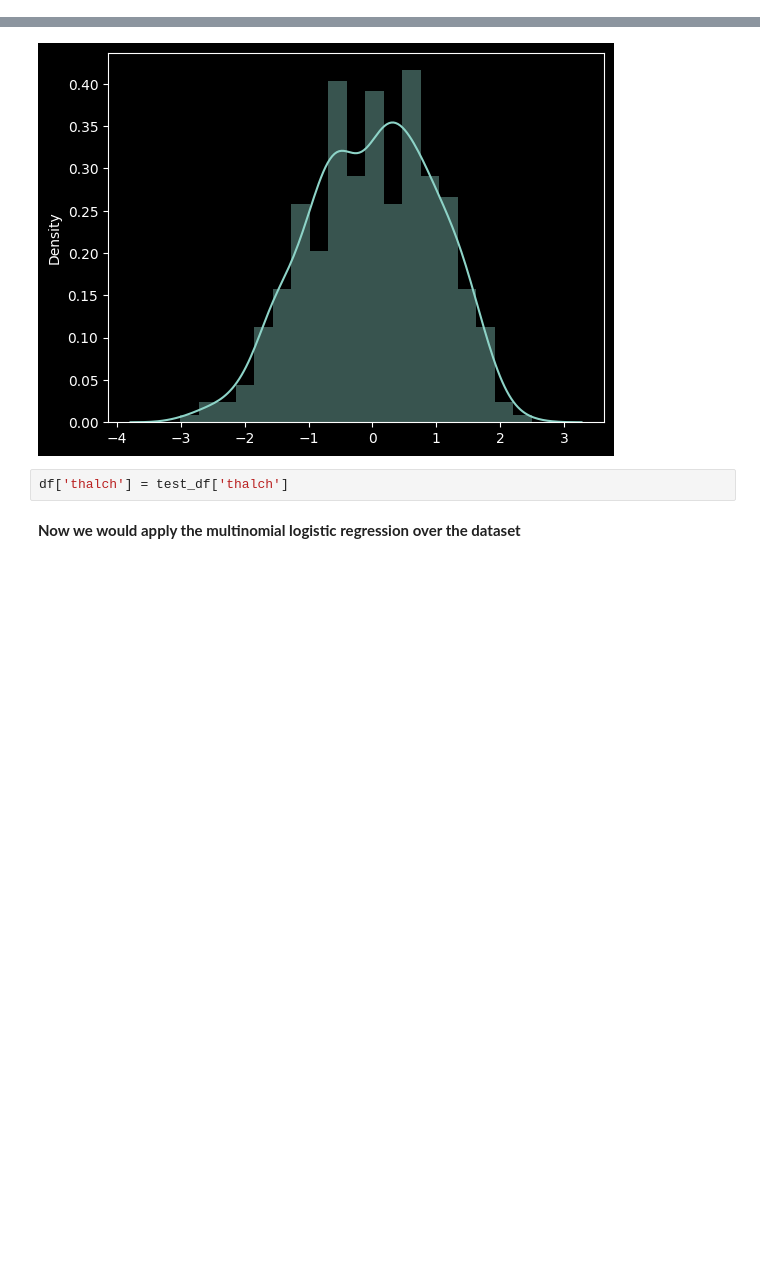
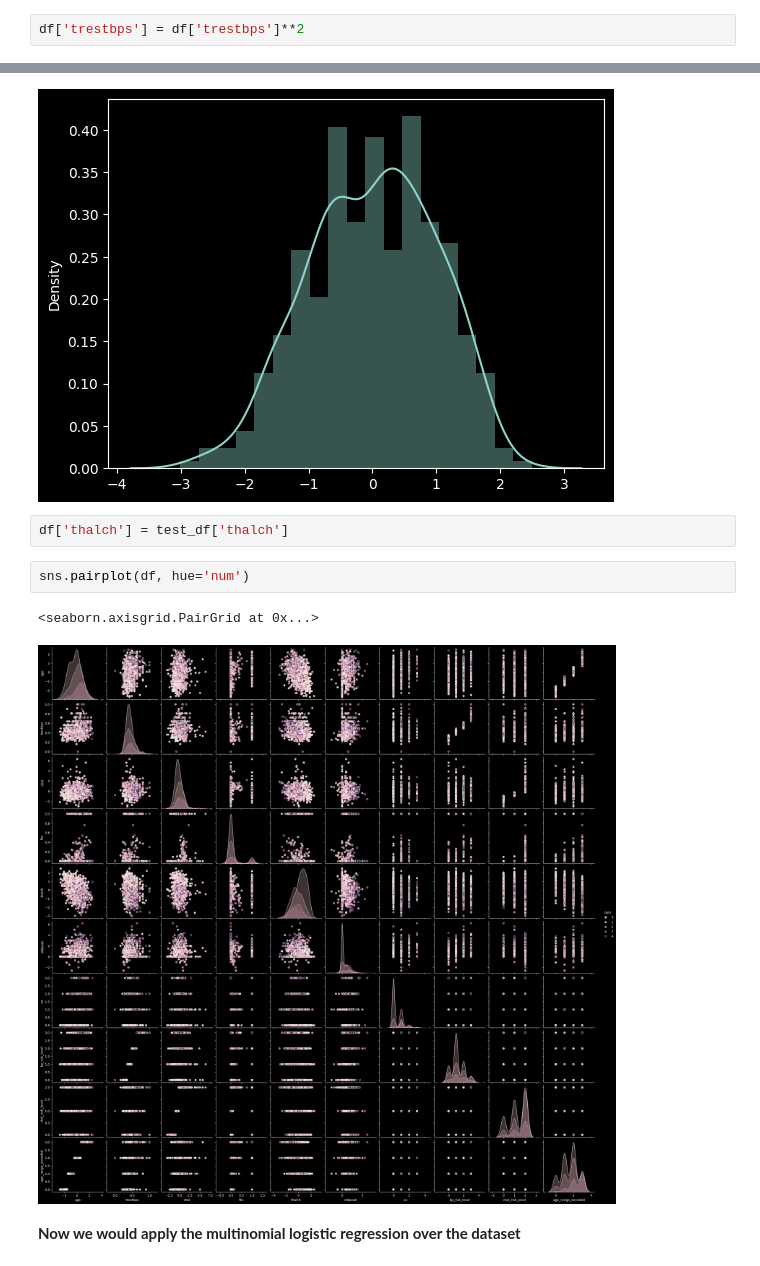
Before and after one commit to SumanGouda/Machine-Learning-Projects, a Jupyter notebook: HEART DISEASE/heart_disease_predictor.ipynb, the cells around one changed output, grey strips where cells are left out. Cells and saved outputs as stored; diff of their text form; blank space fills up the shorter version.

```diff
--- a/HEART DISEASE/heart_disease_predictor.ipynb
+++ b/HEART DISEASE/heart_disease_predictor.ipynb
@@ -1083,3 +1100,5 @@ df['trestbps'] = test_df['trestbps']
+# %%
+df['trestbps'] = df['trestbps']**2
 # %% [markdown]
 #### <span style="color: yellow; font-weight: bold;">chol</span>
 # %%
@@ -1106,6 +1125,11 @@ sns.distplot(test_df['thalch'])
 [figure]
 # %%
 df['thalch'] = test_df['thalch']
+# %%
+sns.pairplot(df, hue='num')
+# %% [output]
+<seaborn.axisgrid.PairGrid at 0x...>
+[figure, added]
 # %% [markdown]
 **Now we would apply the multinomial logistic regression over the dataset**
 # %%
```
Also changed, not shown: parts of 15 cells of this notebook.
